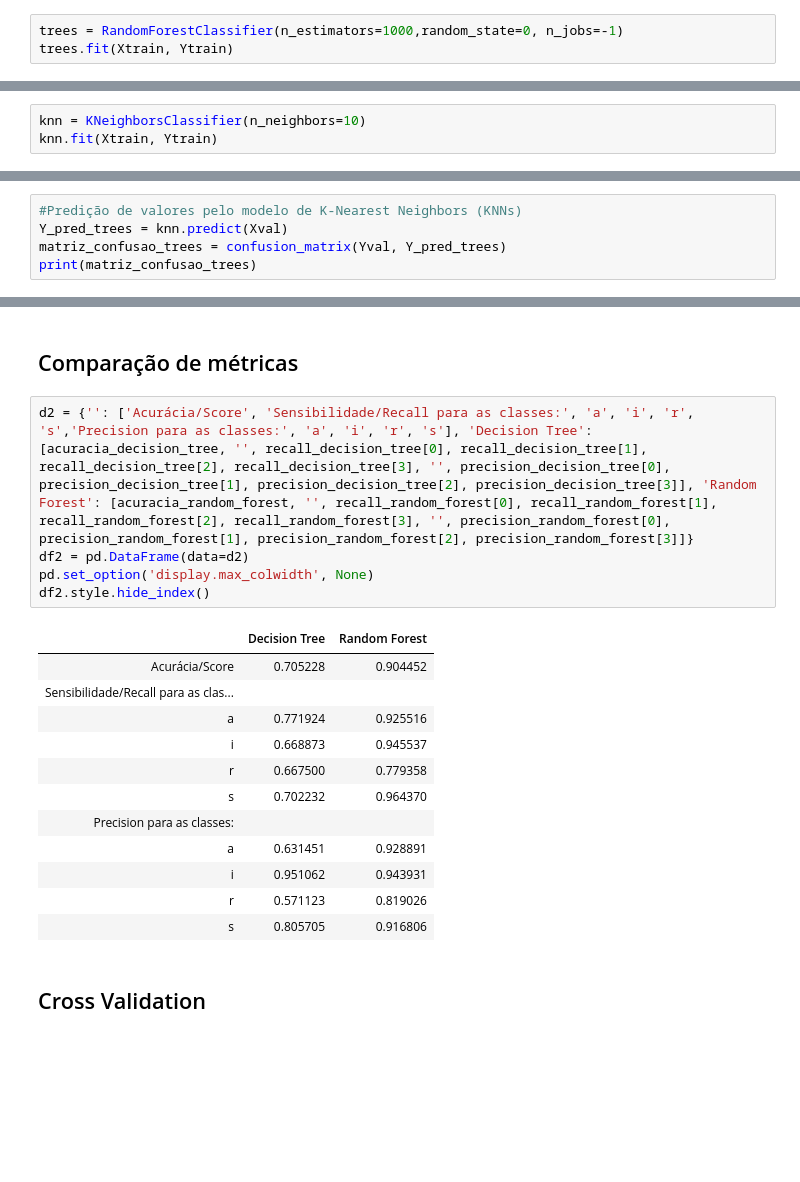
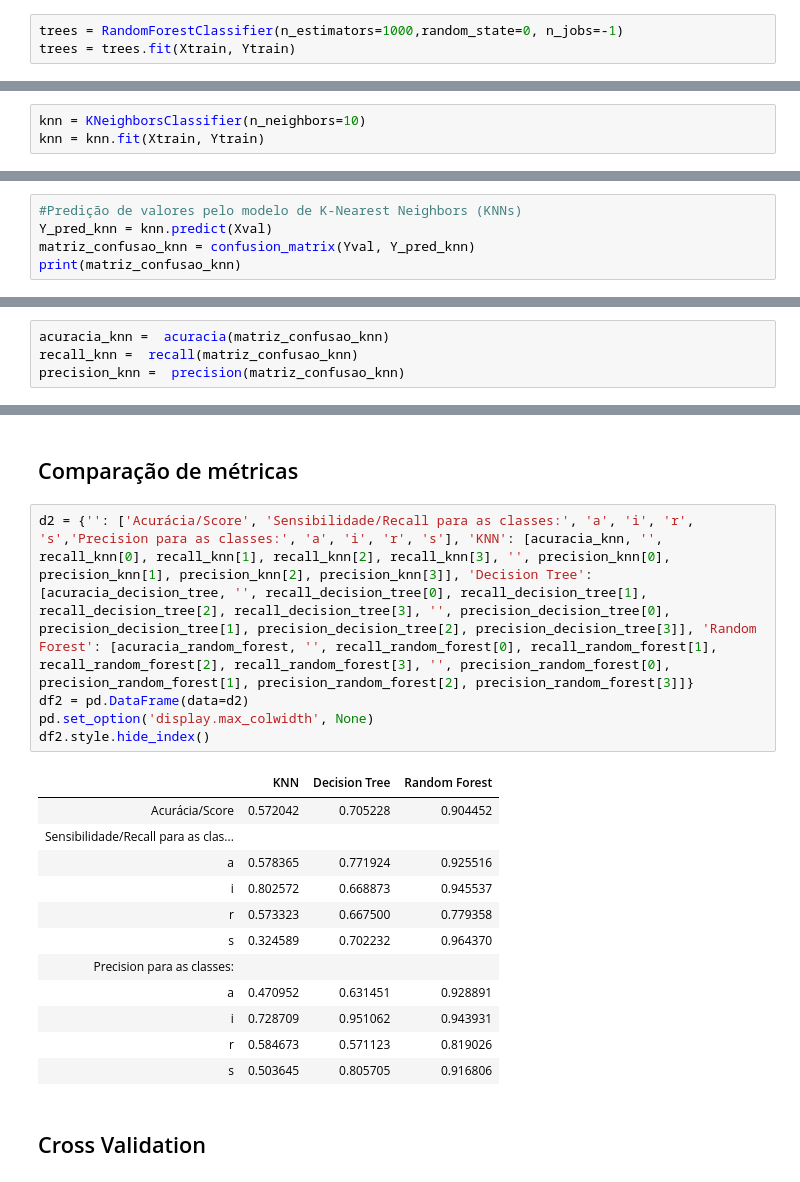
Before and after one commit to ArthurCisotto/P2_CDados, a Jupyter notebook: Projeto_2_CDados.ipynb, the cells around one changed output, grey strips where cells are left out. Saved outputs shown, nothing was run; the diff lists cells and outputs as text; blank space fills up the shorter version.

```diff
--- a/Projeto_2_CDados.ipynb
+++ b/Projeto_2_CDados.ipynb
@@ -690,4 +690,4 @@ Escolhemos essa abordagem por se tratar da evolução natural do método de Deci
 #### Aplicação do modelo de Random Forest ao nosso Dataset:
 # %%
 trees = RandomForestClassifier(n_estimators=1000,random_state=0, n_jobs=-1)
-trees.fit(Xtrain, Ytrain)
+trees = trees.fit(Xtrain, Ytrain)
@@ -699,4 +699,4 @@ RandomForestClassifier(n_estimators=1000, n_jobs=-1, random_state=0)
 #### Aplicação do modelo de K-Nearest Neighbors (KNNs) ao nosso Dataset:
 # %%
 knn = KNeighborsClassifier(n_neighbors=10)
-knn.fit(Xtrain, Ytrain)
+knn = knn.fit(Xtrain, Ytrain)
@@ -878,8 +876,8 @@ A precision do modelo de Random Forest é:
 # %%
 #Predição de valores pelo modelo de K-Nearest Neighbors (KNNs)
-Y_pred_trees = knn.predict(Xval)
-matriz_confusao_trees = confusion_matrix(Yval, Y_pred_trees)
-print(matriz_confusao_trees)
+Y_pred_knn = knn.predict(Xval)
+matriz_confusao_knn = confusion_matrix(Yval, Y_pred_knn)
+print(matriz_confusao_knn)
 # %% [output]
 [[3502  489 1046 1018]
  [ 529 4244  342  173]
@@ -895 +889,5 @@ precision_random_forest =  precision(matriz_confusao_trees)
+# %%
+acuracia_knn =  acuracia(matriz_confusao_knn)
+recall_knn =  recall(matriz_confusao_knn)
+precision_knn =  precision(matriz_confusao_knn)
 # %%
@@ -925,23 +923,23 @@ A precision do modelo de K-Nearest Neighbors (KNNs) é:
 # %% [markdown]
 ## Comparação de métricas
 # %%
-d2 = {'': ['Acurácia/Score', 'Sensibilidade/Recall para as classes:', 'a', 'i', 'r', 's','Precision para as classes:', 'a', 'i', 'r', 's'], 'Decision Tree': [acuracia_decision_tree, '', recall_decision_tree[0], recall_decision_tree[1], recall_decision_tree[2], recall_decision_tree[3], '', precision_decision_tree[0], precision_decision_tree[1], precision_decision_tree[2], precision_decision_tree[3]], 'Random Forest': [acuracia_random_forest, '', recall_random_forest[0], recall_random_forest[1], recall_random_forest[2], recall_random_forest[3], '', precision_random_forest[0], precision_random_forest[1], precision_random_forest[2], precision_random_forest[3]]}
+d2 = {'': ['Acurácia/Score', 'Sensibilidade/Recall para as classes:', 'a', 'i', 'r', 's','Precision para as classes:', 'a', 'i', 'r', 's'], 'KNN': [acuracia_knn, '', recall_knn[0], recall_knn[1], recall_knn[2], recall_knn[3], '', precision_knn[0], precision_knn[1], precision_knn[2], precision_knn[3]], 'Decision Tree': [acuracia_decision_tree, '', recall_decision_tree[0], recall_decision_tree[1], recall_decision_tree[2], recall_decision_tree[3], '', precision_decision_tree[0], precision_decision_tree[1], precision_decision_tree[2], precision_decision_tree[3]], 'Random Forest': [acuracia_random_forest, '', recall_random_forest[0], recall_random_forest[1], recall_random_forest[2], recall_random_forest[3], '', precision_random_forest[0], precision_random_forest[1], precision_random_forest[2], precision_random_forest[3]]}
 df2 = pd.DataFrame(data=d2)
 pd.set_option('display.max_colwidth', None)
 df2.style.hide_index()
 # %% [output]
-|  | Decision Tree | Random Forest |
-| Acurácia/Score | 0.705228 | 0.904452 |
-| Sensibilidade/Recall para as clas... |  |  |
-| a | 0.771924 | 0.925516 |
-| i | 0.668873 | 0.945537 |
-| r | 0.667500 | 0.779358 |
-| s | 0.702232 | 0.964370 |
-| Precision para as classes: |  |  |
-| a | 0.631451 | 0.928891 |
-| i | 0.951062 | 0.943931 |
-| r | 0.571123 | 0.819026 |
-| s | 0.805705 | 0.916806 |
+|  | KNN | Decision Tree | Random Forest |
+| Acurácia/Score | 0.572042 | 0.705228 | 0.904452 |
+| Sensibilidade/Recall para as clas... |  |  |  |
+| a | 0.578365 | 0.771924 | 0.925516 |
+| i | 0.802572 | 0.668873 | 0.945537 |
+| r | 0.573323 | 0.667500 | 0.779358 |
+| s | 0.324589 | 0.702232 | 0.964370 |
+| Precision para as classes: |  |  |  |
+| a | 0.470952 | 0.631451 | 0.928891 |
+| i | 0.728709 | 0.951062 | 0.943931 |
+| r | 0.584673 | 0.571123 | 0.819026 |
+| s | 0.503645 | 0.805705 | 0.916806 |
 # %% [markdown]
 ## Cross Validation
 # %%
```
Also changed, not shown: parts of 9 cells of this notebook.
